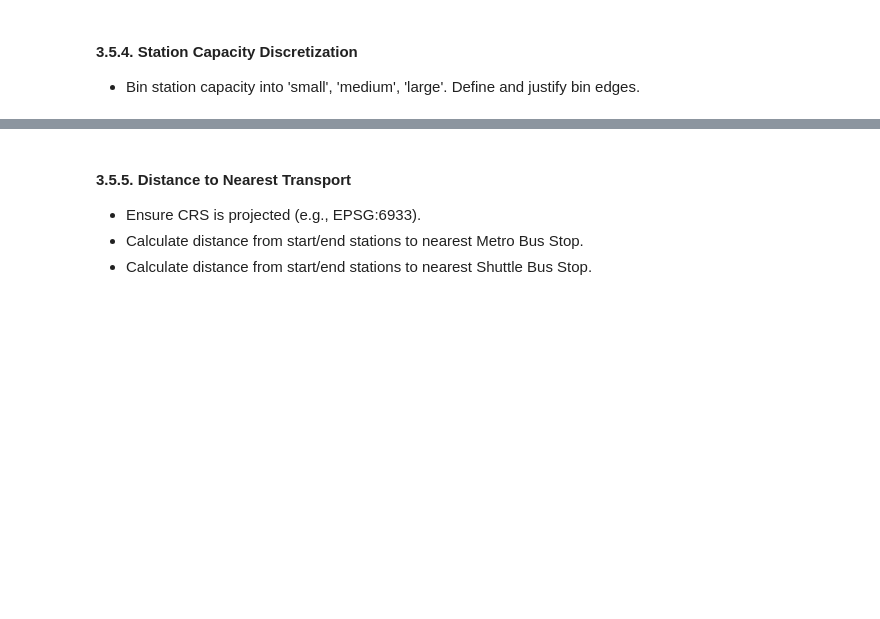
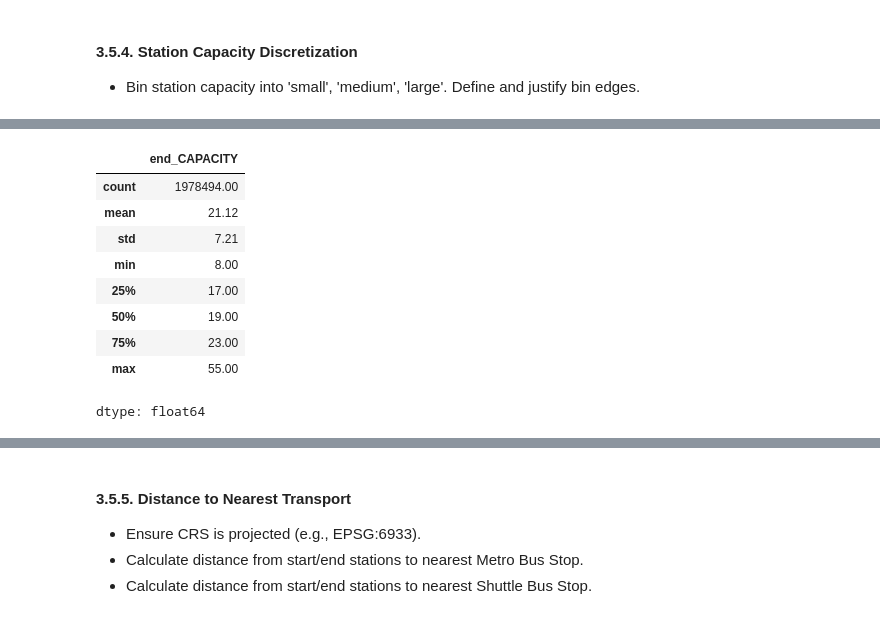
Before and after one commit to angiegh2002/capital-bike-diaries, a Jupyter notebook: DM_Homework .ipynb, the cells around one changed output, grey strips where cells are left out. Saved outputs shown, nothing was run; the diff lists cells and outputs as text; code cells hidden in the pictures; blank space fills up the shorter version.

```diff
--- a/DM_Homework .ipynb
+++ b/DM_Homework .ipynb
@@ -1596 +1612,14 @@ data['total_cost'] = data.apply(calculate_cost, axis=1)
+# %%
+data["end_CAPACITY"].describe()
+# %% [output]
+|  | end_CAPACITY |
+| count | 1978494.00 |
+| mean | 21.12 |
+| std | 7.21 |
+| min | 8.00 |
+| 25% | 17.00 |
+| 50% | 19.00 |
+| 75% | 23.00 |
+| max | 55.00 |
+dtype: float64
 # %%
```
Also changed, not shown: parts of 15 cells of this notebook.
